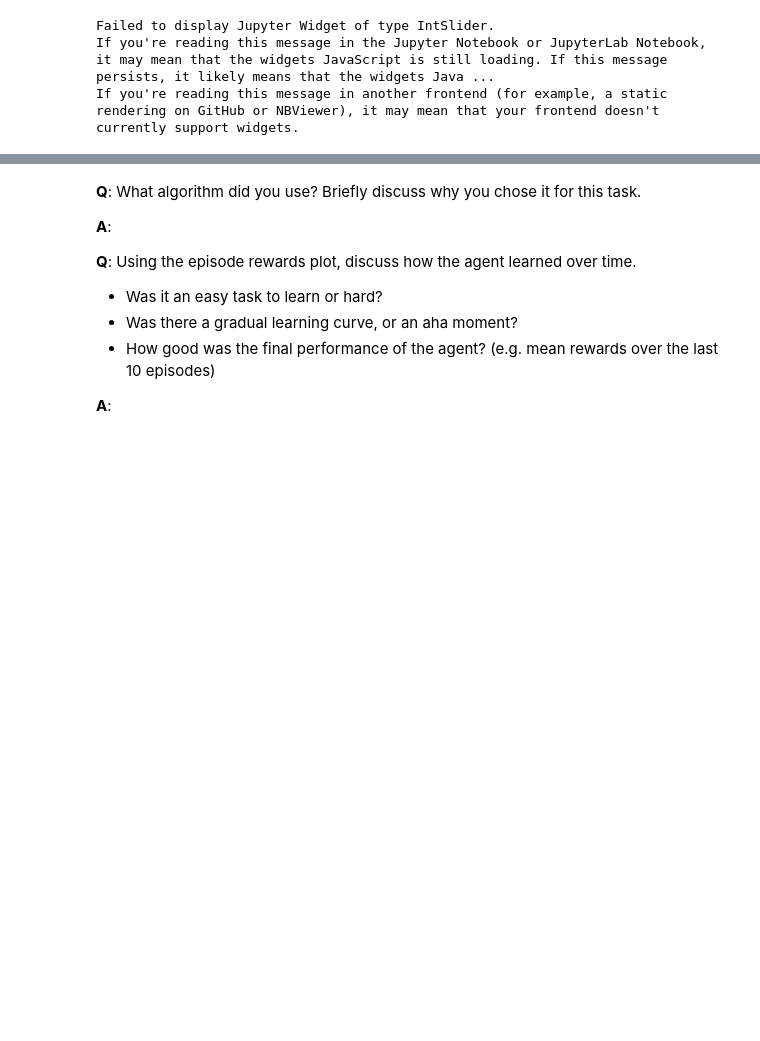
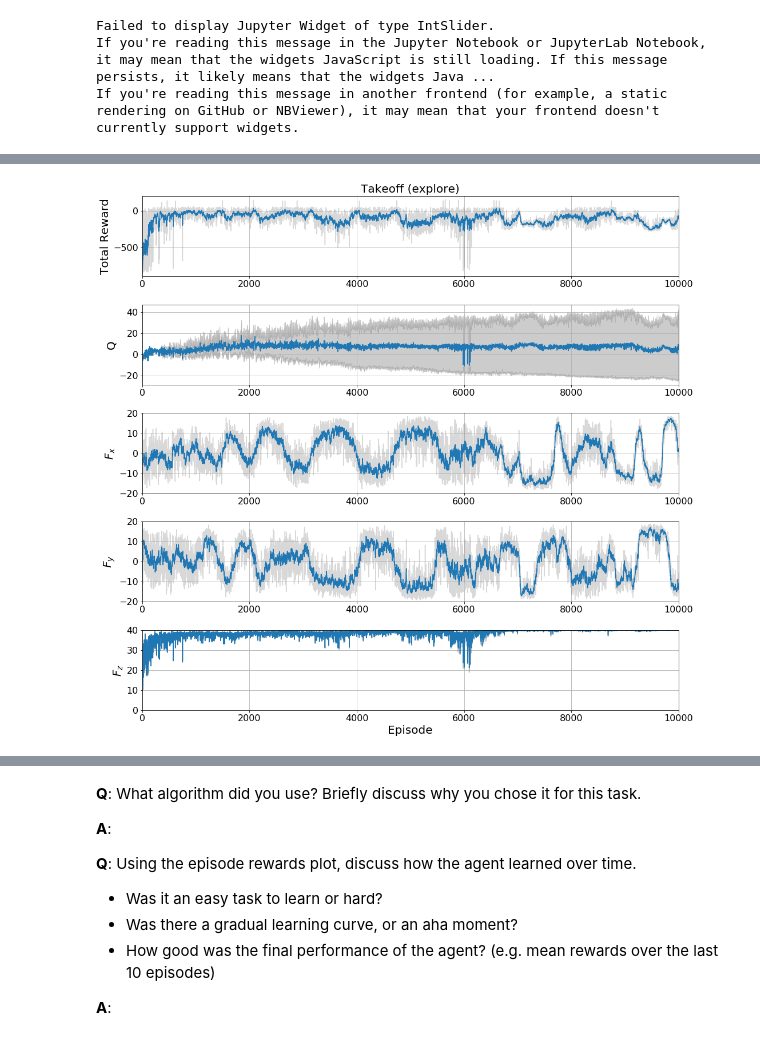
Before and after one commit to WillieMaddox/RL-Quadcopter, a Jupyter notebook: quad_controller_rl/notebooks/RL-Quadcopter.ipynb, the cells around one changed output, grey strips where cells are left out. Saved outputs shown, nothing was run; the diff lists cells and outputs as text; code cells hidden in the pictures; blank space fills up the shorter version.

```diff
--- a/quad_controller_rl/notebooks/RL-Quadcopter.ipynb
+++ b/quad_controller_rl/notebooks/RL-Quadcopter.ipynb
@@ -251,0 +311,69 @@ Text(0,0.5,'Total Reward')
+# %%
+# TODO: Read and plot episode rewards
+stage = 'explore'
+df = pd.read_csv('../out/2018-02-25_23-07-57_takeoff_' + stage + '_stats.csv')
+eps = np.array(df.episode)
+x_max = 10000 if eps[-1] > 9000 else None
+reward = np.array(df.total_reward)
+smoothed_reward = reversed_recombined_holt_winters(reward, 7, 0.05)
+Q = np.array(df.Q_mean)
+Q_std = np.array(df.Q_std)
+fx = np.array(df.Fx_mean)
+smoothed_fx = reversed_recombined_holt_winters(fx, 7, 0.05)
+fx_std = np.array(df.Fx_std)
+fy = np.array(df.Fy_mean)
+smoothed_fy = reversed_recombined_holt_winters(fy, 7, 0.05)
+fy_std = np.array(df.Fy_std)
+fz = np.array(df.Fz_mean)
+fz_std = np.array(df.Fz_std)
+
+fig, ax = plt.subplots(nrows=5, ncols=1, figsize=(15, 14))
+
+ax[0].plot(eps, reward, color='grey', alpha=0.3)
+ax[0].plot(eps, smoothed_reward)
+ax[0].set_title('Takeoff (' + stage + ')')
+# ax[0].set_xlabel(r'Episode')
+ax[0].set_xlim((0, x_max))
+ax[0].set_ylabel(r'Total Reward')
+ax[0].grid(True)
+
+ax[1].fill_between(eps, Q - Q_std, Q + Q_std, color='grey', alpha=0.4)
+# ax[1].plot(eps, Q - Q_std, color='grey', alpha=0.5)
+# ax[1].plot(eps, Q + Q_std, color='grey', alpha=0.5)
+ax[1].plot(eps, Q)
+# ax[1].set_xlabel('Episode')
+ax[1].set_xlim((0, x_max))
+ax[1].set_ylabel('Q')
+ax[1].grid(True)
+
+# ax[2].errorbar(eps, fx, fx_std, ecolor='grey', capthick=2)
+ax[2].plot(eps, fx, color='grey', alpha=0.3)
+ax[2].plot(eps, smoothed_fx)
+# ax[2].set_xlabel('Episode')
+ax[2].set_xlim((0, x_max))
+ax[2].set_ylabel('$F_x$')
+ax[2].set_ylim((-20, 20))
+ax[2].grid(True)
+
+# ax[3].errorbar(eps, fy, fy_std, ecolor='grey', capthick=2)
+ax[3].plot(eps, fy, color='grey', alpha=0.3)
+ax[3].plot(eps, smoothed_fy)
+# ax[3].set_xlabel('Episode')
+ax[3].set_xlim((0, x_max))
+ax[3].set_ylabel('$F_y$')
+ax[3].set_ylim((-20, 20))
+ax[3].grid(True)
+
+ax[4].plot(eps, fz - fz_std, color='grey', alpha=0.5)
+ax[4].plot(eps, fz + fz_std, color='grey', alpha=0.5)
+ax[4].plot(eps, fz)
+ax[4].set_xlabel('Episode')
+ax[4].set_xlim((0, x_max))
+ax[4].set_ylabel('$F_z$')
+ax[4].set_ylim((0, 40))
+ax[4].grid(True)
+
+plt.tight_layout()
+plt.show()
+# %% [output]
+[figure, added]
```
Also changed, not shown: parts of 25 cells of this notebook, 18 other files.
